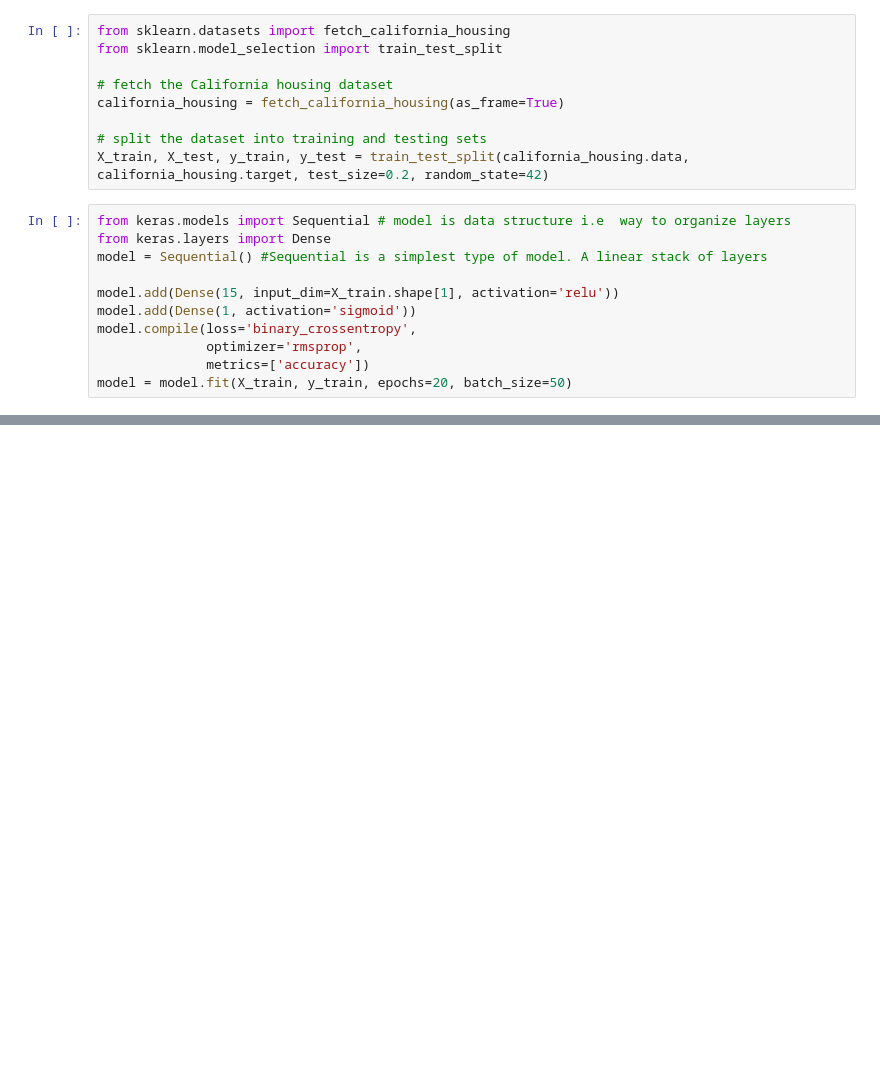
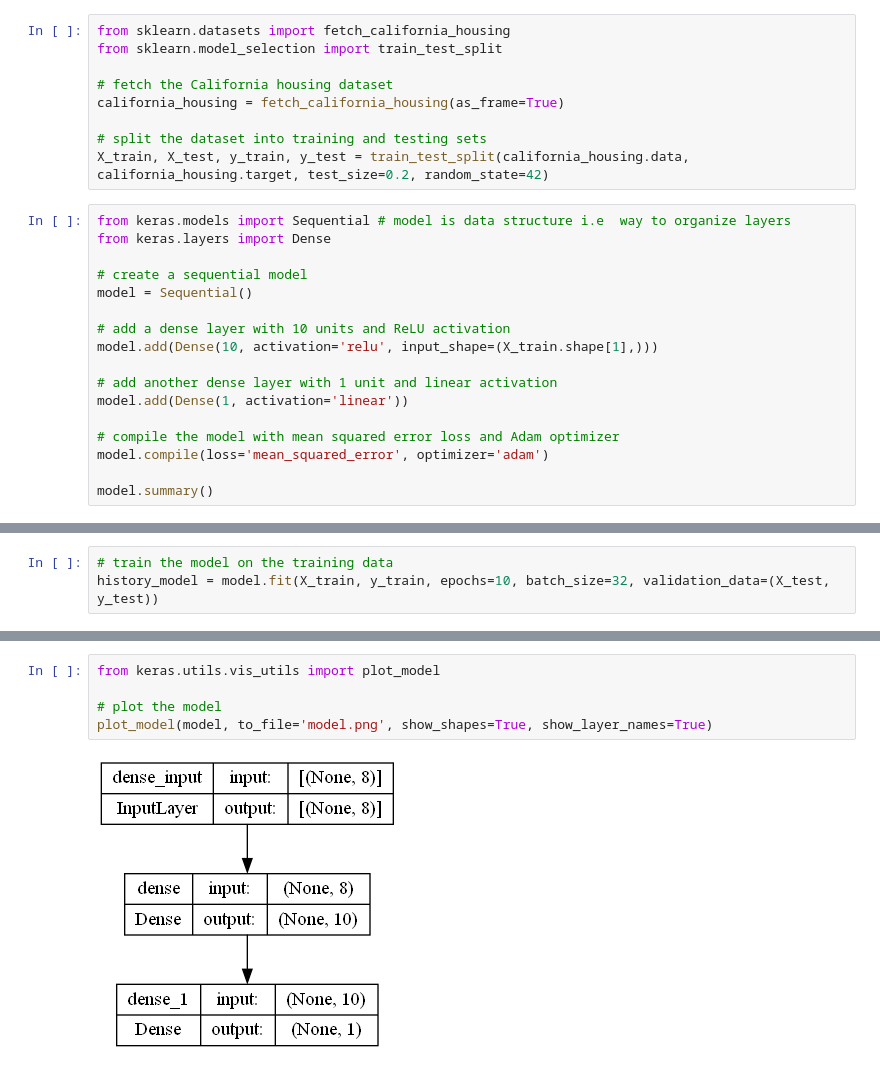
Before and after one commit to mohsenai91/Machine_Learning_IOOC, a Jupyter notebook: script.ipynb, the cells around one changed output, grey strips where cells are left out. Saved outputs shown, nothing was run; the diff lists cells and outputs as text; blank space fills up the shorter version.

```diff
--- a/script.ipynb
+++ b/script.ipynb
@@ -149,12 +149,18 @@ X_train, X_test, y_train, y_test = train_test_split(california_housing.data, cal
 # %%
 from keras.models import Sequential # model is data structure i.e  way to organize layers
 from keras.layers import Dense
-model = Sequential() #Sequential is a simplest type of model. A linear stack of layers
 
-model.add(Dense(15, input_dim=X_train.shape[1], activation='relu'))
-model.add(Dense(1, activation='sigmoid'))
-model.compile(loss='binary_crossentropy',
-              optimizer='rmsprop',
-              metrics=['accuracy'])
-model = model.fit(X_train, y_train, epochs=20, batch_size=50)
+# create a sequential model
+model = Sequential()
+
+# add a dense layer with 10 units and ReLU activation
+model.add(Dense(10, activation='relu', input_shape=(X_train.shape[1],)))
+
+# add another dense layer with 1 unit and linear activation
+model.add(Dense(1, activation='linear'))
+
+# compile the model with mean squared error loss and Adam optimizer
+model.compile(loss='mean_squared_error', optimizer='adam')
+
+model.summary()
 # %% [output]
@@ -177,0 +180,3 @@ Epoch 20/20
+# %%
+# train the model on the training data
+history_model = model.fit(X_train, y_train, epochs=10, batch_size=32, validation_data=(X_test, y_test))
@@ -177,0 +217,7 @@ Epoch 20/20
+# %%
+from keras.utils.vis_utils import plot_model
+
+# plot the model
+plot_model(model, to_file='model.png', show_shapes=True, show_layer_names=True)
+# %% [output]
+[figure, added]
```
Also changed, not shown: parts of 3 cells of this notebook.
